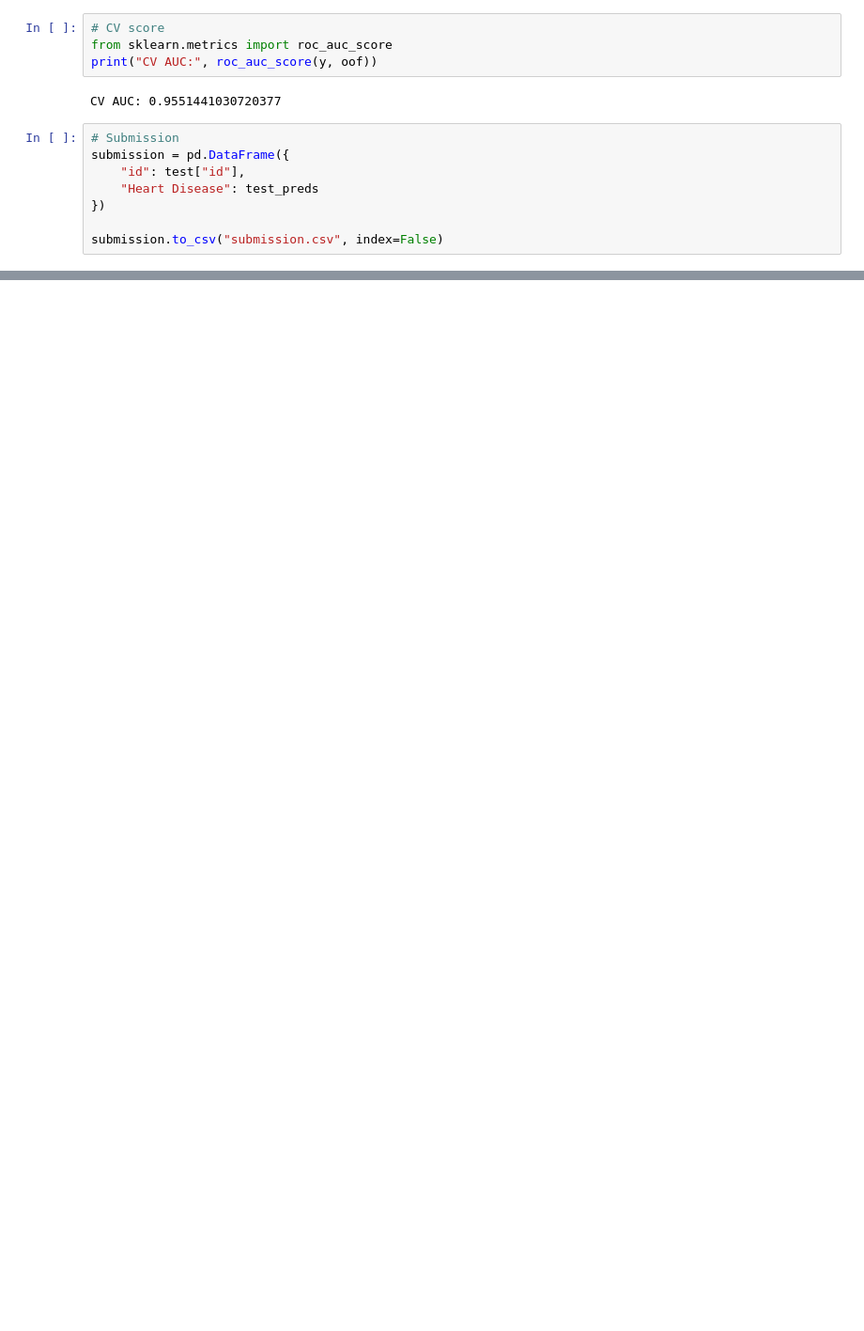
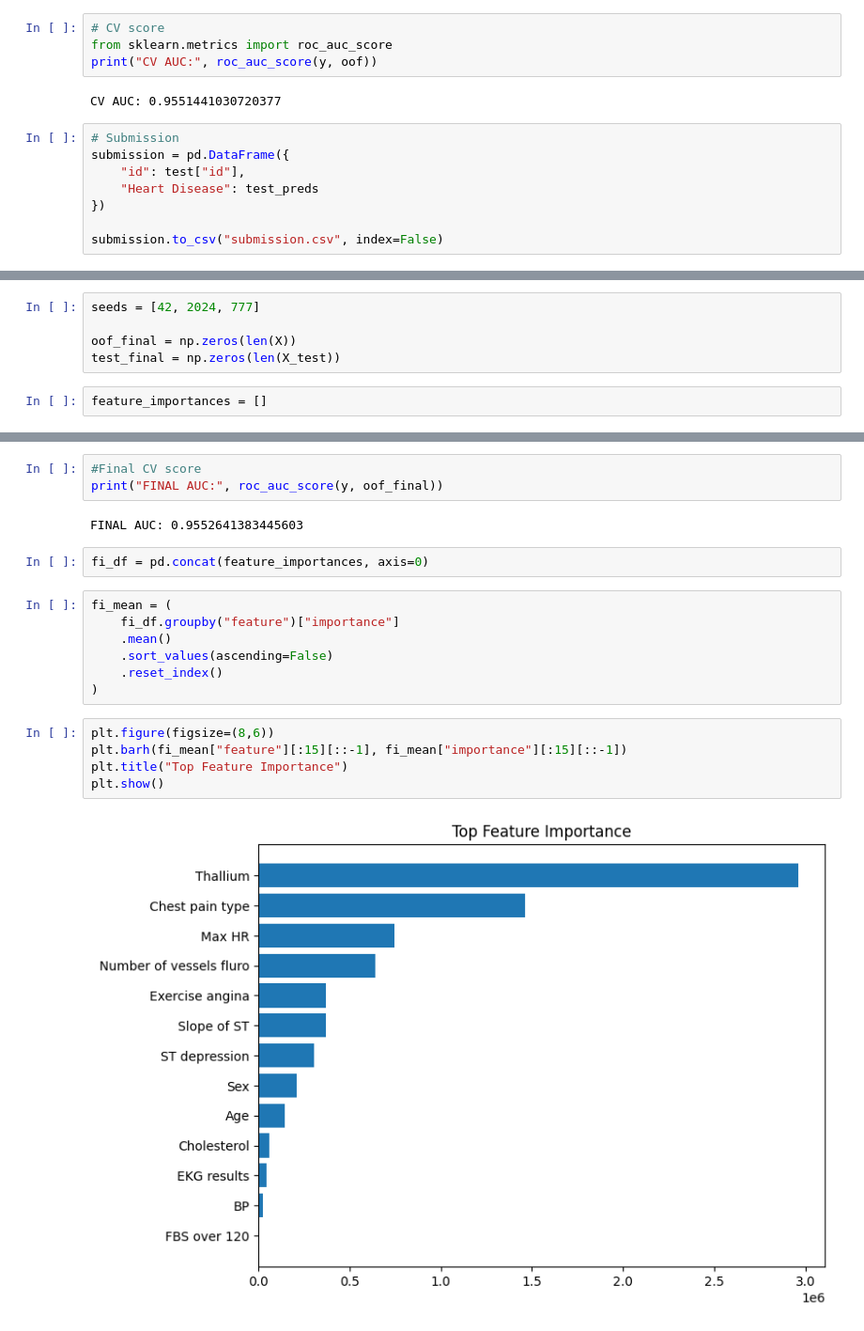
Before and after one commit to Ravindu-Pathirana/HealthCare, a Jupyter notebook: Predicting Heart Disease/notebooks/Heart_disease_model.ipynb, the cells around one changed output, grey strips where cells are left out. Shown at 94% size. Saved outputs shown, nothing was run; the diff lists cells and outputs as text; blank space fills up the shorter version.

```diff
--- a/Predicting Heart Disease/notebooks/Heart_disease_model.ipynb
+++ b/Predicting Heart Disease/notebooks/Heart_disease_model.ipynb
@@ -289,0 +301,7 @@ submission.to_csv("submission.csv", index=False)
+# %%
+seeds = [42, 2024, 777]
+
+oof_final = np.zeros(len(X))
+test_final = np.zeros(len(X_test))
+# %%
+feature_importances = []
@@ -289,0 +382,21 @@ submission.to_csv("submission.csv", index=False)
+# %%
+#Final CV score
+print("FINAL AUC:", roc_auc_score(y, oof_final))
+# %% [output]
+FINAL AUC: 0.9552641383445603
+# %%
+fi_df = pd.concat(feature_importances, axis=0)
+# %%
+fi_mean = (
+    fi_df.groupby("feature")["importance"]
+    .mean()
+    .sort_values(ascending=False)
+    .reset_index()
+)
+# %%
+plt.figure(figsize=(8,6))
+plt.barh(fi_mean["feature"][:15][::-1], fi_mean["importance"][:15][::-1])
+plt.title("Top Feature Importance")
+plt.show()
+# %% [output]
+[figure, added]
```
Also changed, not shown: parts of 15 cells of this notebook, 2 other files.
